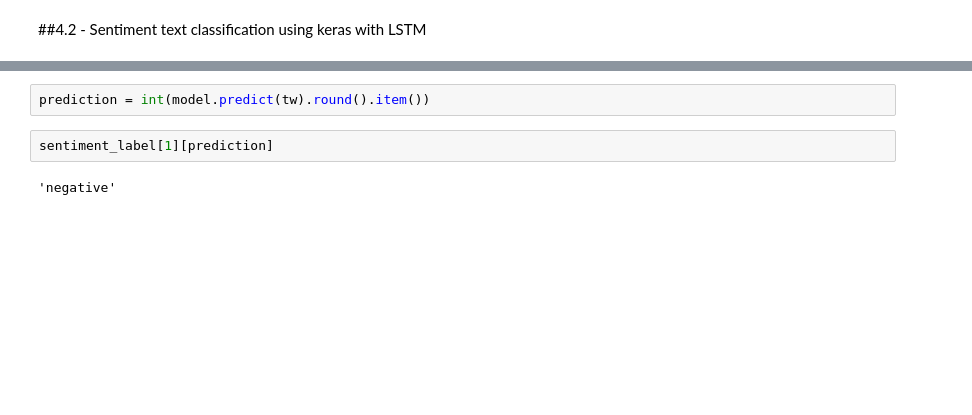
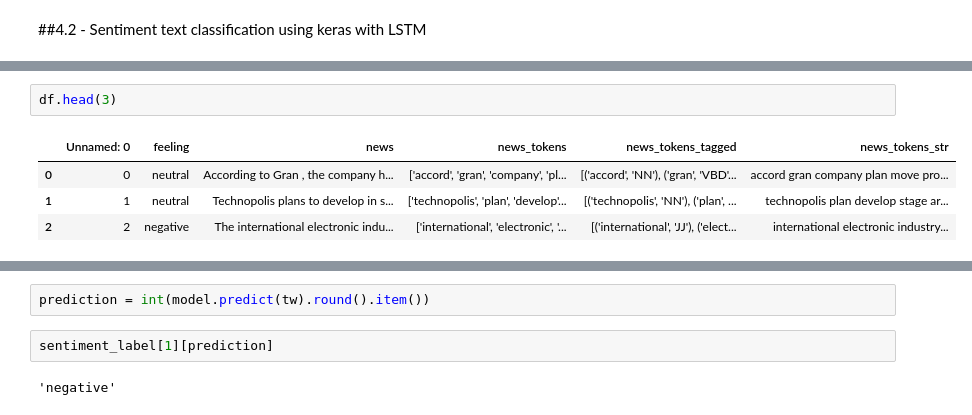
Before and after one commit to Mentoria-Financiera-DiploDatos/Entrega4, a Jupyter notebook: sent_keras/4_2_sentiment_classification_keras.ipynb, the cells around one changed output, grey strips where cells are left out. Cells and saved outputs as stored; diff of their text form; blank space fills up the shorter version.

```diff
--- a/sent_keras/4_2_sentiment_classification_keras.ipynb
+++ b/sent_keras/4_2_sentiment_classification_keras.ipynb
@@ -14 +29,8 @@ df.head(3)
+# %%
+df.head(3)
+# %% [output]
+|  | Unnamed: 0 | feeling | news | news_tokens | news_tokens_tagged | news_tokens_str |
+| 0 | 0 | neutral | According to Gran , the company h... | ['accord', 'gran', 'company', 'pl... | [('accord', 'NN'), ('gran', 'VBD'... | accord gran company plan move pro... |
+| 1 | 1 | neutral | Technopolis plans to develop in s... | ['technopolis', 'plan', 'develop'... | [('technopolis', 'NN'), ('plan', ... | technopolis plan develop stage ar... |
+| 2 | 2 | negative | The international electronic indu... | ['international', 'electronic', '... | [('international', 'JJ'), ('elect... | international electronic industry... |
 # %%
```
Also changed, not shown: parts of 22 cells of this notebook.
